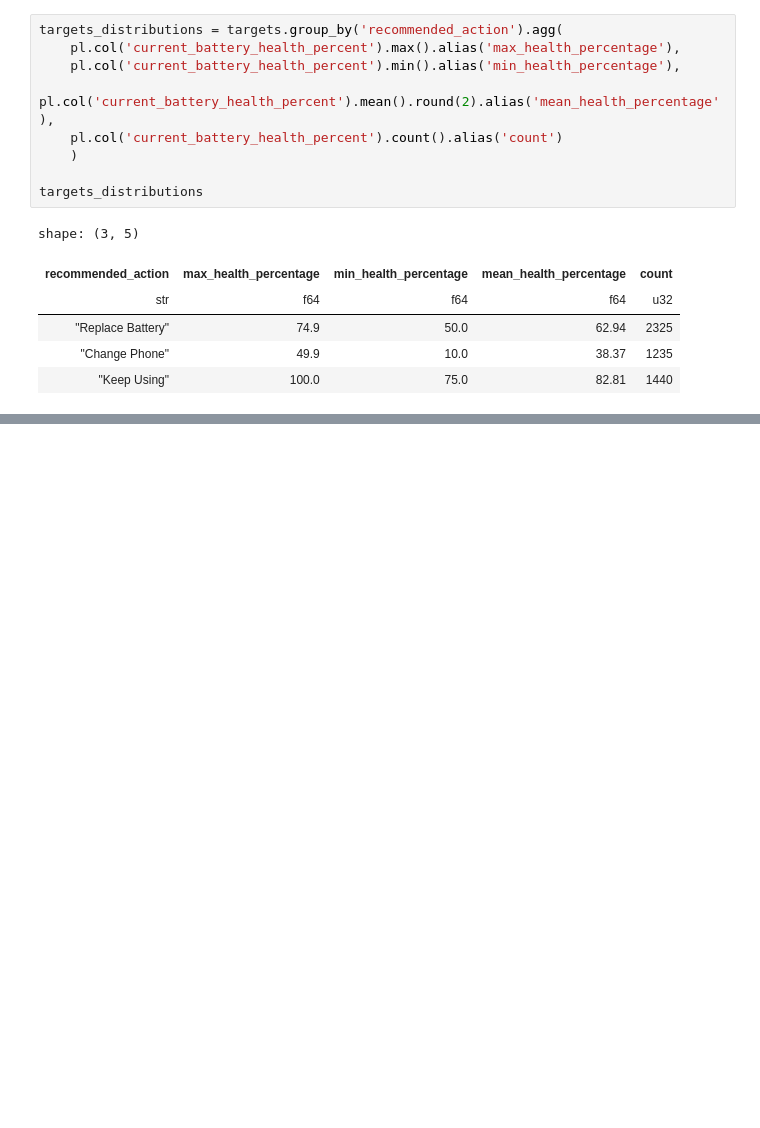
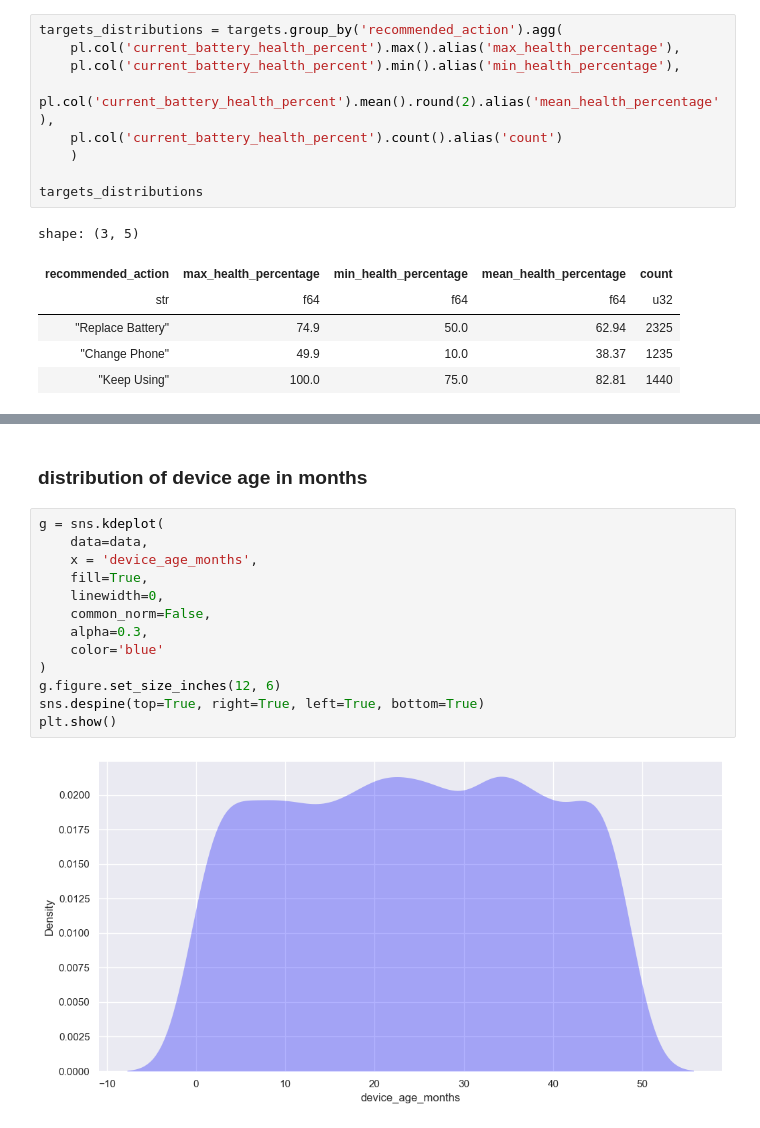
Before and after one commit to DaliDalmas/smart-phone-battery-health, a Jupyter notebook: analytics/2025-01-30.ipynb, the cells around one changed output, grey strips where cells are left out. Saved outputs shown, nothing was run; the diff lists cells and outputs as text; blank space fills up the shorter version.

```diff
--- a/analytics/2025-01-30.ipynb
+++ b/analytics/2025-01-30.ipynb
@@ -58,0 +91,17 @@ shape: (3, 5)
+# %% [markdown]
+### distribution of device age in months
+# %%
+g = sns.kdeplot(
+    data=data,
+    x = 'device_age_months',
+    fill=True,
+    linewidth=0,
+    common_norm=False,
+    alpha=0.3,
+    color='blue'
+)
+g.figure.set_size_inches(12, 6)
+sns.despine(top=True, right=True, left=True, bottom=True)
+plt.show()
+# %% [output]
+[figure, added]
```
Also changed, not shown: parts of 6 cells of this notebook, 1 other file.
